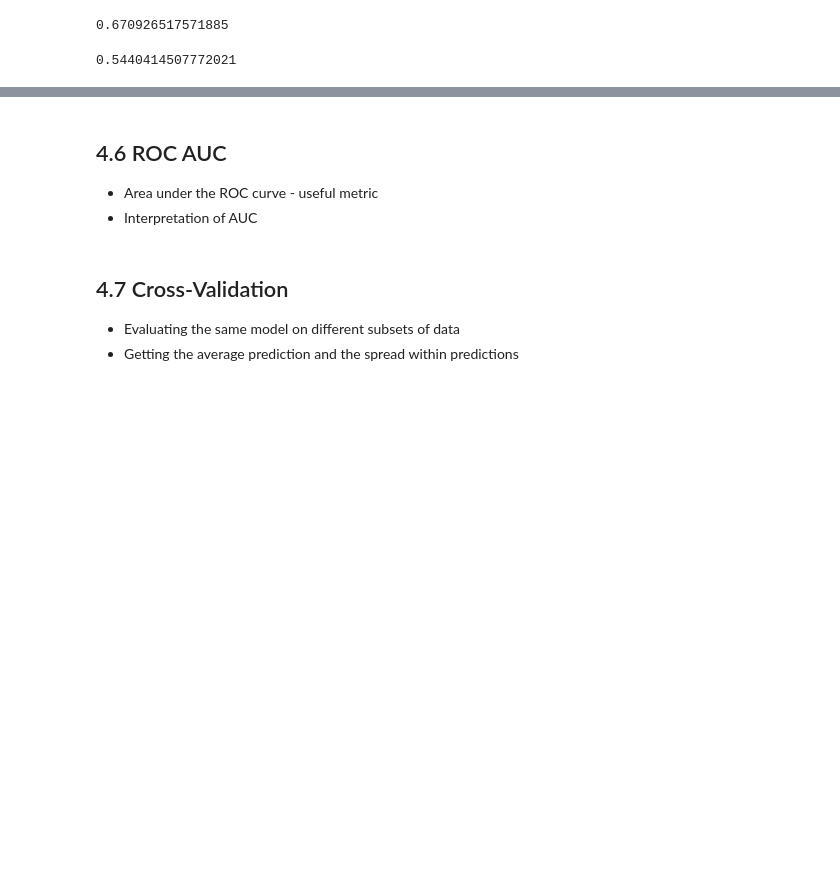
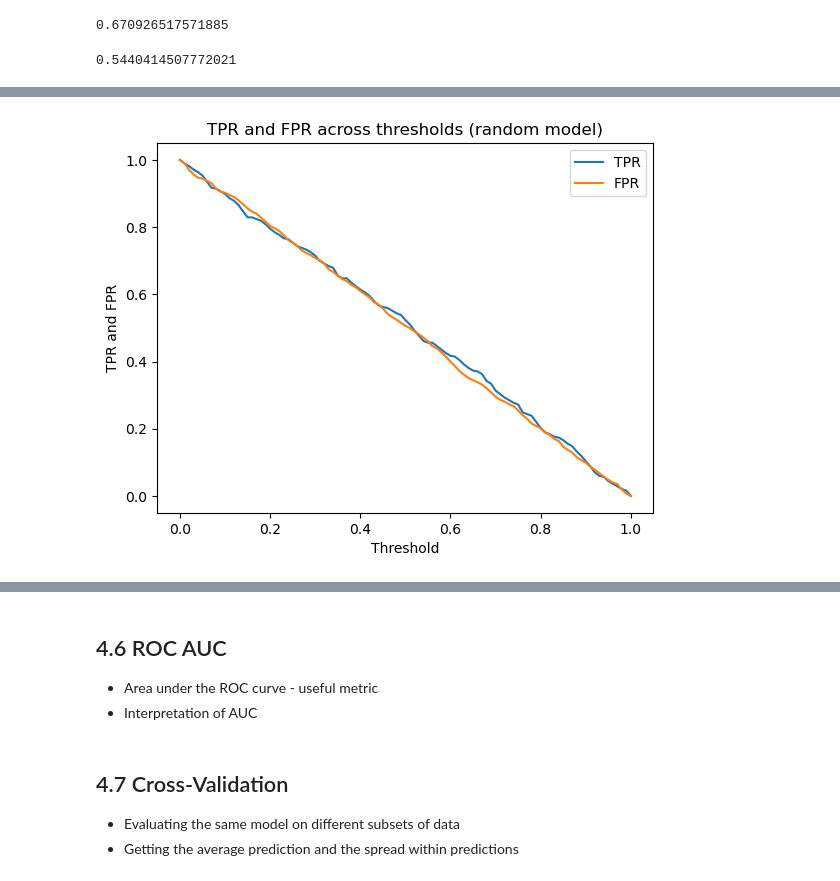
Before and after one commit to viviensiu/ml-zoomcamp, a Jupyter notebook: 4_evaluation/notebook.ipynb, the cells around one changed output, grey strips where cells are left out. Saved outputs shown, nothing was run; the diff lists cells and outputs as text; code cells hidden in the pictures; blank space fills up the shorter version.

```diff
--- a/4_evaluation/notebook.ipynb
+++ b/4_evaluation/notebook.ipynb
@@ -303,8 +332,15 @@ def tpr_fpr_dataframe(y_val, y_pred):
 # %%
 df_rand = tpr_fpr_dataframe(y_val, y_rand)
 # %%
+title = "TPR and FPR across thresholds (random model)"
 plt.plot(df_rand.threshold, df_rand['tpr'], label='TPR')
 plt.plot(df_rand.threshold, df_rand['fpr'], label='FPR')
+plt.xlabel("Threshold")
+plt.ylabel("TPR and FPR")
+plt.title(title)
 plt.legend()
+plt.show()
+# %% [output]
+[figure, added]
 # %% [markdown]
 ### Ideal model
```
Also changed, not shown: parts of 21 cells of this notebook, 1 other file.
